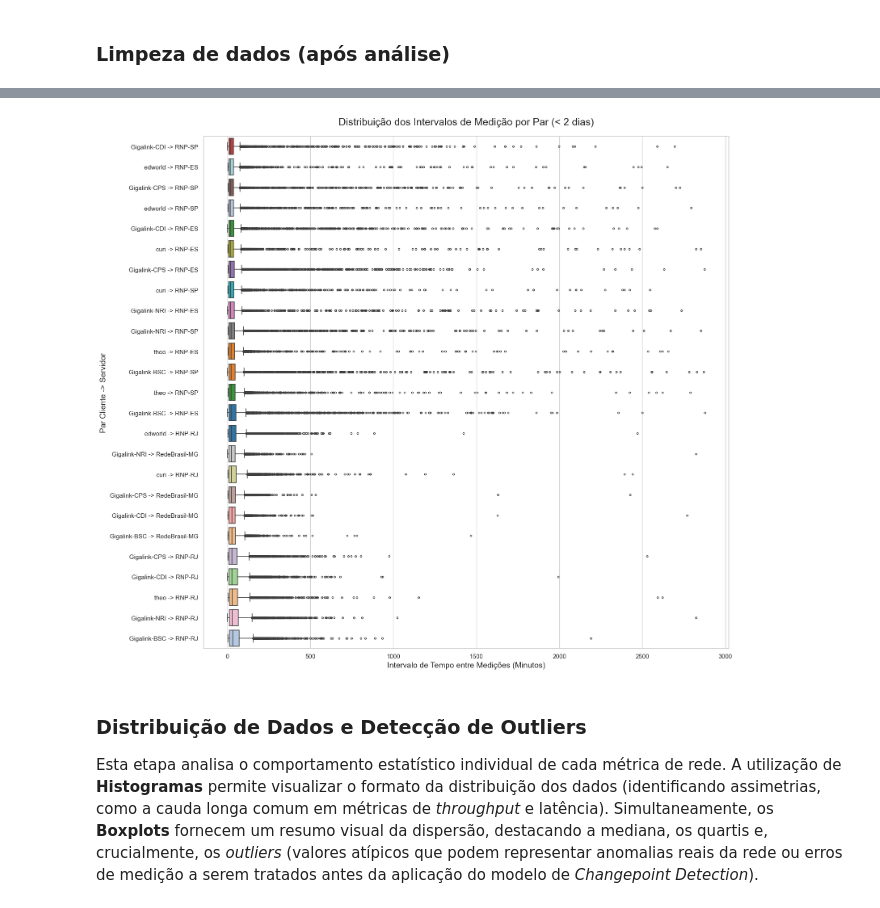
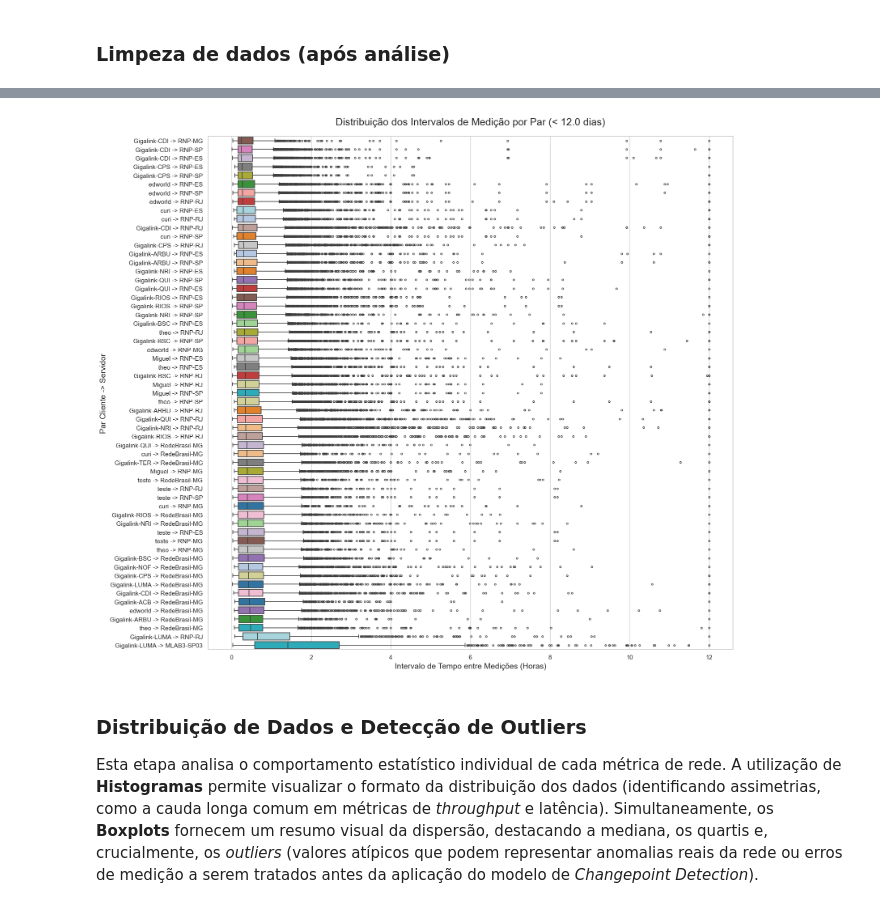
Before and after one commit to lhscaldas/Mestrado, a Jupyter notebook: ndt_analysis.ipynb, the cells around one changed output, grey strips where cells are left out. Cells and saved outputs as stored; diff of their text form; code cells hidden in the pictures.

```diff
--- a/ndt_analysis.ipynb
+++ b/ndt_analysis.ipynb
@@ -452,55 +550,40 @@ plt.show()
 # %%
-import matplotlib.pyplot as plt
-import seaborn as sns
-import pandas as pd
+# rdenar o gráfico pela mediana do intervalo para melhor visualização
+ordem_pares = df_clean.groupby('client_server_pair')['delta_tempo_horas'].median().sort_values().index
 
-# Parâmetro de tolerância configurável (em dias)
-tolerancia_dias = 2  # Exemplo: ignora intervalos menores que 12 horas
-tolerancia_minutos = tolerancia_dias * 24 * 60
+#criar copia do dataframe para plotagem
+df_intervalos = df_clean.copy()
 
-# 1 e 2. Filtrar colunas e ordenar por par e depois por tempo
-df_intervalos = df_clean[['client_server_pair', 'timestamp']].copy()
-df_intervalos = df_intervalos.sort_values(by=['client_server_pair', 'timestamp'])
+# clipar os valores de delta_tempo_horas em 1 e 99 percentil
+lim_inf = 0
+lim_sup = 12.0
+df_intervalos['delta_tempo_horas'] = df_intervalos['delta_tempo_horas'].clip(lower=lim_inf, upper=lim_sup)
 
-# 3. Calcular o delta de tempo DENTRO de cada par
-df_intervalos['delta_tempo'] = df_intervalos.groupby('client_server_pair')['timestamp'].diff()
 
-# Converter o objeto timedelta para um valor numérico (minutos) para plotagem
-df_intervalos['delta_minutos'] = df_intervalos['delta_tempo'].dt.total_seconds() / 60.0
-
-# 4. Remover os NaNs (a primeira linha de CADA par gerará um NaN)
-df_intervalos = df_intervalos.dropna(subset=['delta_minutos'])
-
-# 5. APLICAR TOLERÂNCIA: Manter apenas intervalos maiores ou iguais à tolerância
-df_intervalos = df_intervalos[df_intervalos['delta_minutos'] <= tolerancia_minutos]
-
-# 6. Ordenar o gráfico pela mediana do intervalo para melhor visualização
-ordem_pares = df_intervalos.groupby('client_server_pair')['delta_minutos'].median().sort_values().index
-
-# 7. Plotar o boxplot
+# Plotar o boxplot
 sns.set_theme(style="whitegrid")
 plt.figure(figsize=(16, 14))
 
 sns.boxplot(
     data=df_intervalos,
     y='client_server_pair',
-    x='delta_minutos',
+    x='delta_tempo_horas',
     hue='client_server_pair',
     legend=False,
     order=ordem_pares,
     palette='tab20',
     fliersize=3,
     linewidth=1.2
 )
 
-plt.title(f'Distribuição dos Intervalos de Medição por Par (< {tolerancia_dias} dias)', fontsize=18, pad=20)
-plt.xlabel('Intervalo de Tempo entre Medições (Minutos)', fontsize=14)
+plt.title(f'Distribuição dos Intervalos de Medição por Par (< {limite_horas} dias)', fontsize=18, pad=20)
+plt.xlabel('Intervalo de Tempo entre Medições (Horas)', fontsize=14)
 plt.ylabel('Par Cliente -> Servidor', fontsize=14)
 
 plt.tight_layout()
 plt.show()
 # %% [output]
-[figure, old version]
+[figure, new version]
 # %% [markdown]
 ### Distribuição de Dados e Detecção de Outliers
 
```
Also changed, not shown: parts of 12 cells of this notebook, 1 other file.
